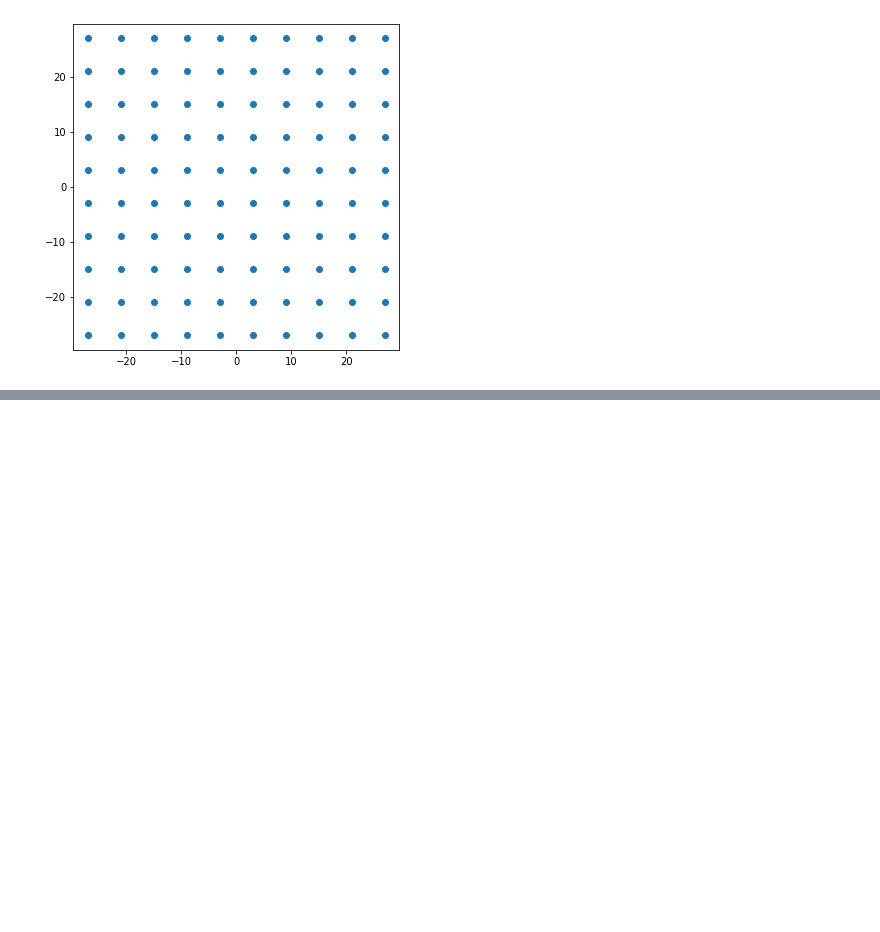
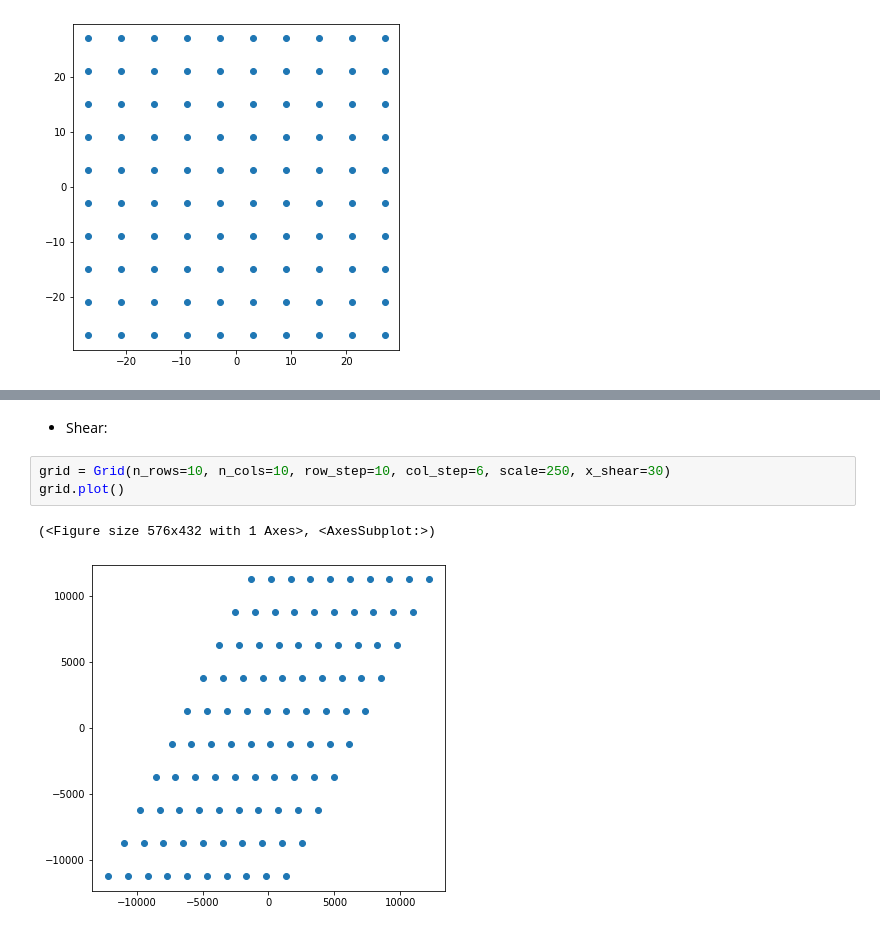
Before and after one commit to GTornero/layOWt, a Jupyter notebook: docs/source/notebooks/grid_tutorial.ipynb, the cells around one changed output, grey strips where cells are left out. Saved outputs shown, nothing was run; the diff lists cells and outputs as text; blank space fills up the shorter version.

```diff
--- a/docs/source/notebooks/grid_tutorial.ipynb
+++ b/docs/source/notebooks/grid_tutorial.ipynb
@@ -14,0 +71,8 @@ grid.plot()
+# %% [markdown]
+- Shear:
+# %%
+grid = Grid(n_rows=10, n_cols=10, row_step=10, col_step=6, scale=250, x_shear=30)
+grid.plot()
+# %% [output]
+(<Figure size 576x432 with 1 Axes>, <AxesSubplot:>)
+[figure, added]
```
Also changed, not shown: parts of 15 cells of this notebook.
